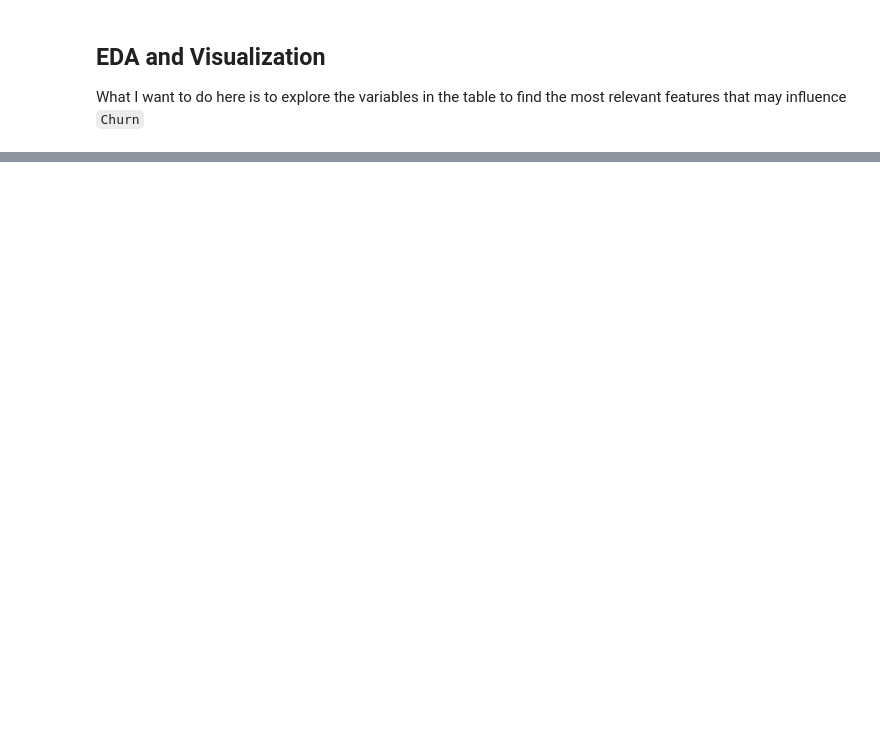
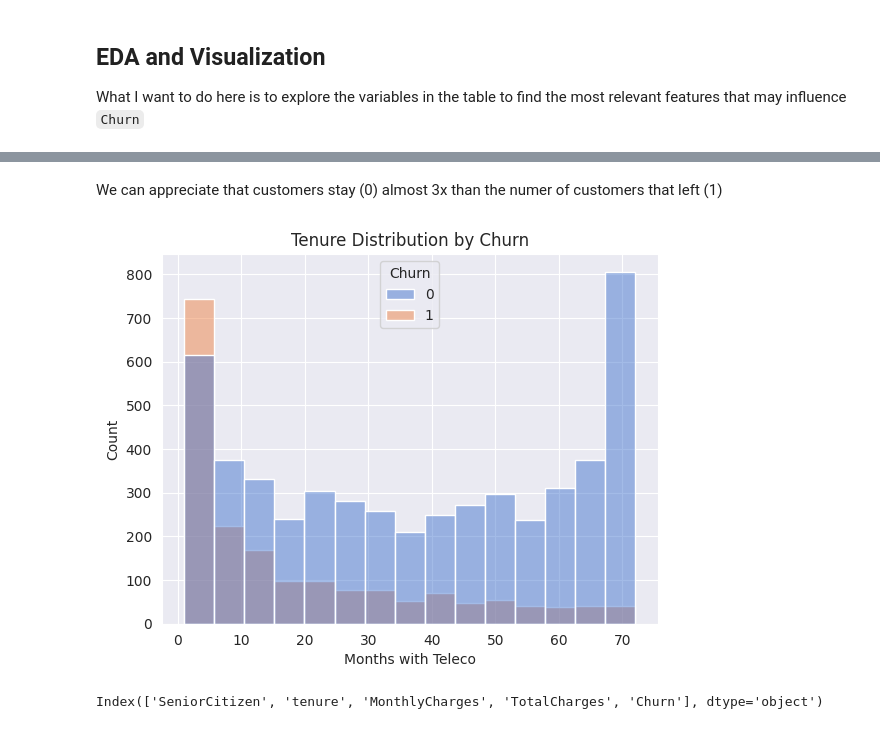
Before and after one commit to altjerue/Portfolio, a Jupyter notebook: Telco_churn.ipynb, the cells around one changed output, grey strips where cells are left out. Cells and saved outputs as stored; diff of their text form; code cells hidden in the pictures; blank space fills up the shorter version.

```diff
--- a/Telco_churn.ipynb
+++ b/Telco_churn.ipynb
@@ -144,0 +161,13 @@ plt.show()
+# %% [markdown]
+We can appreciate that customers stay (0) almost 3x than the numer of customers that left (1)
+# %%
+sns.histplot(x='tenure', hue='Churn', data=df)
+plt.title('Tenure Distribution by Churn')
+plt.xlabel('Months with Teleco')
+plt.show()
+# %% [output]
+[figure, added]
+# %%
+df.select_dtypes(include="number").columns
+# %% [output]
+Index(['SeniorCitizen', 'tenure', 'MonthlyCharges', 'TotalCharges', 'Churn'], dtype='object')
```
Also changed, not shown: parts of 21 cells of this notebook.
